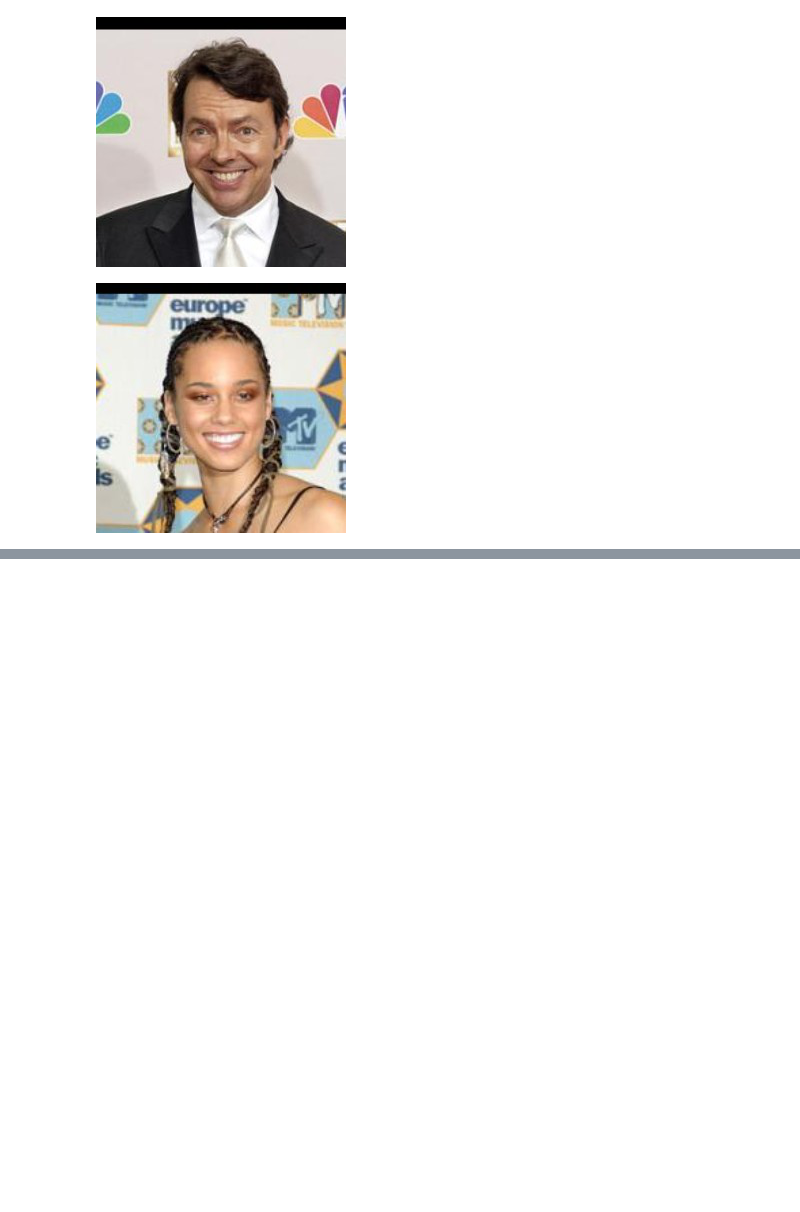
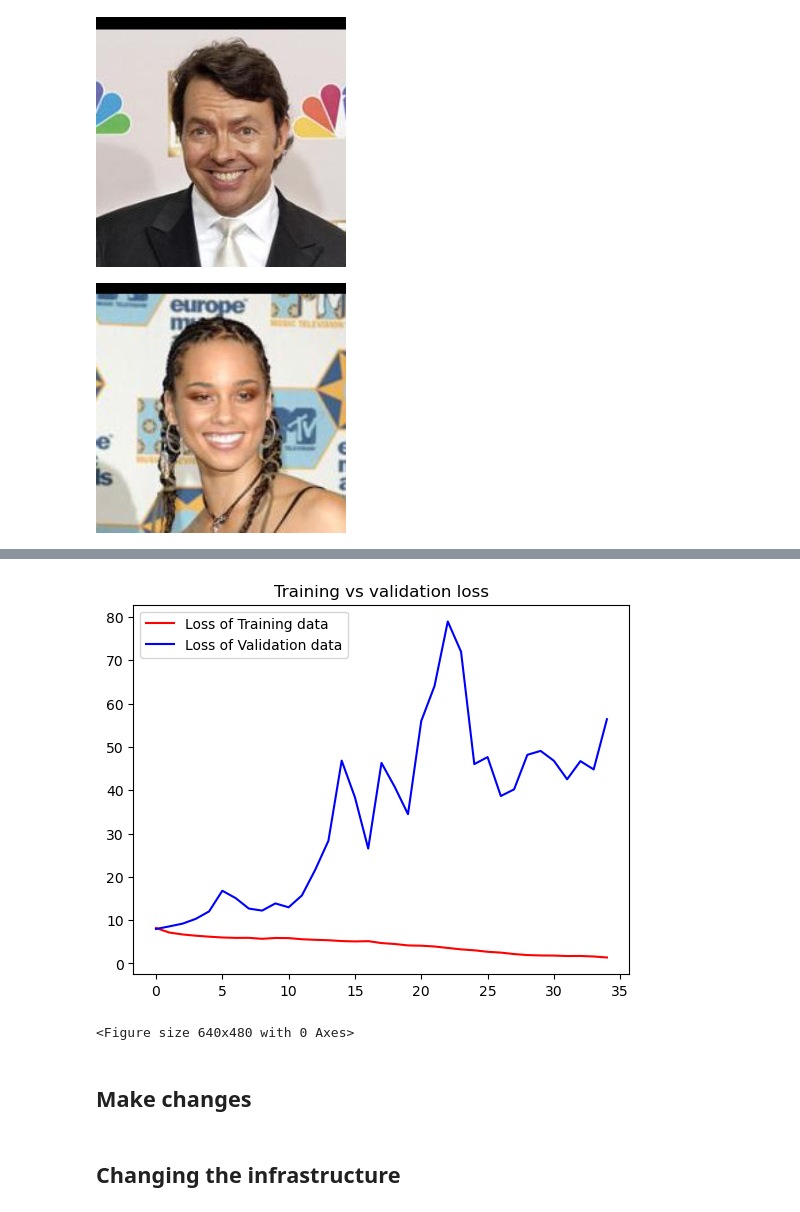
Before and after one commit to j2kb-gs/LFW_face_recognition, a Jupyter notebook: LFW_face_recognition.ipynb, the cells around one changed output, grey strips where cells are left out. Cells and saved outputs as stored; diff of their text form; code cells hidden in the pictures; blank space fills up the shorter version.

```diff
--- a/LFW_face_recognition.ipynb
+++ b/LFW_face_recognition.ipynb
@@ -39,0 +217,17 @@ img_width = 250
+# %%
+# plot training loss vs validation loss
+
+epochs = range(len(get_loss))
+plt.plot(epochs, get_loss, 'r', label='Loss of Training data')
+plt.plot(epochs, validation_loss, 'b', label='Loss of Validation data')
+plt.title('Training vs validation loss')
+plt.legend(loc=0)
+plt.figure()
+plt.show()
+# %% [output]
+[figure, added]
+<Figure size 640x480 with 0 Axes>
+# %% [markdown]
+## Make changes
+# %% [markdown]
+## Changing the infrastructure
```
Also changed, not shown: parts of 51 cells of this notebook.
